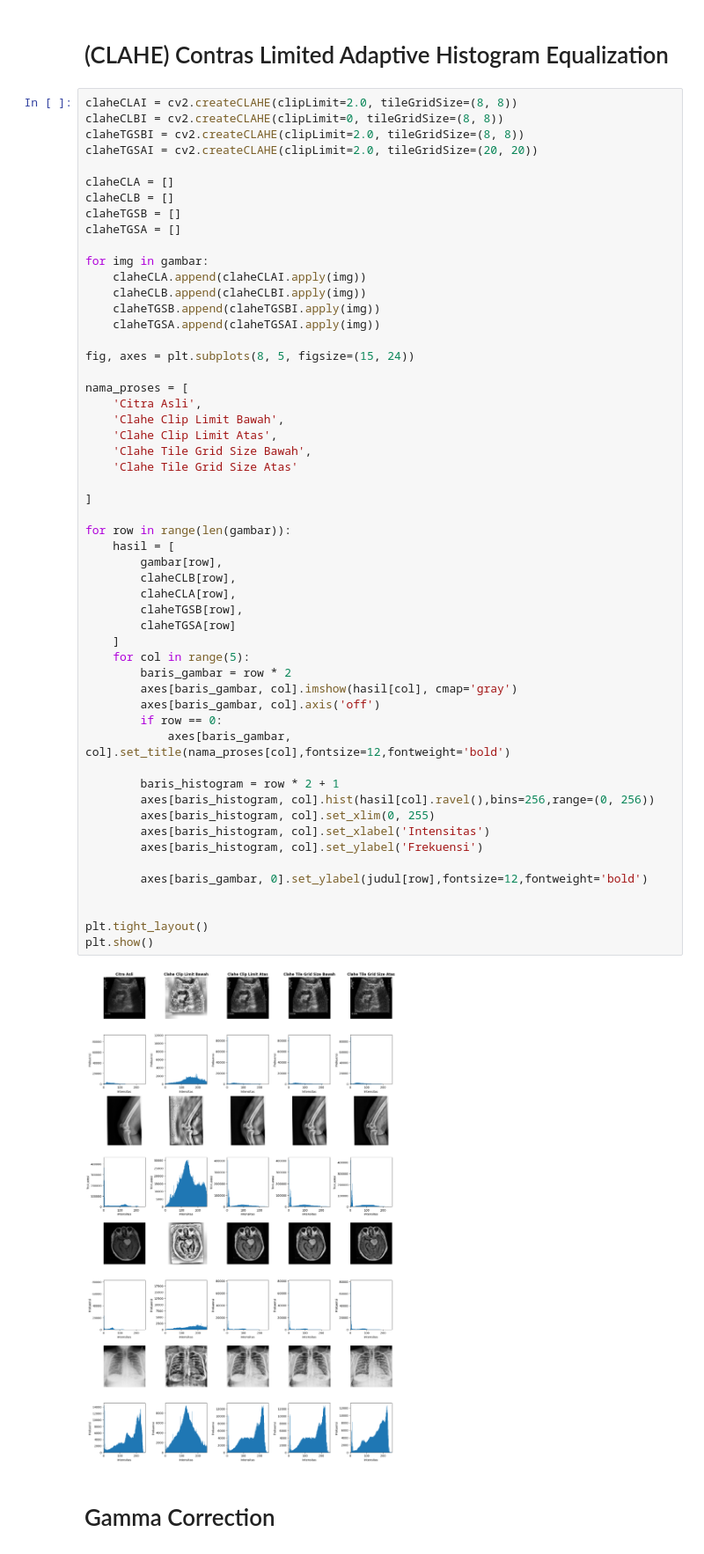
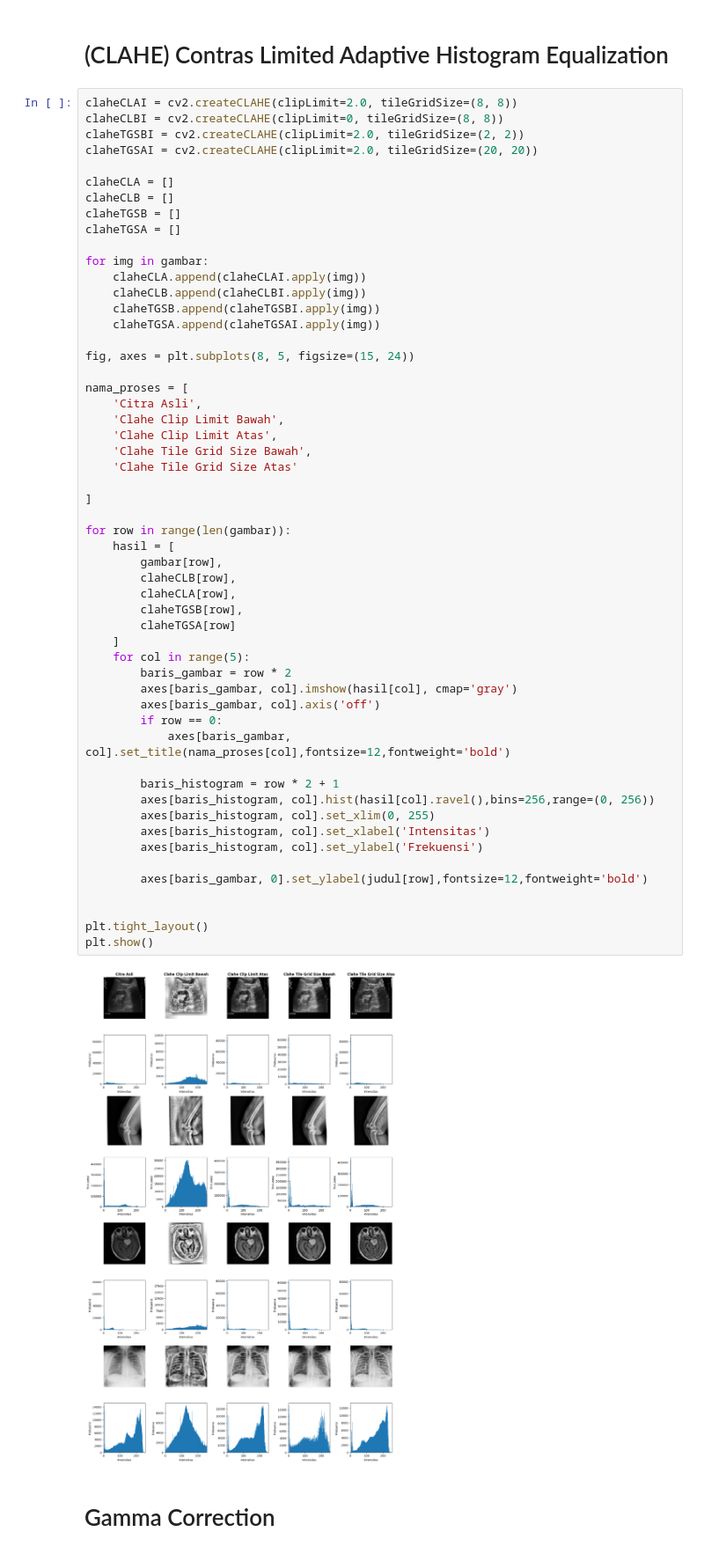
Before and after one commit to EaganKyoji/AI-project, a Jupyter notebook: peningkatan-kualitas-citra-medis.ipynb, the cells around one changed output. Shown at 88% size. Saved outputs shown, nothing was run; the diff lists cells and outputs as text.

```diff
--- a/peningkatan-kualitas-citra-medis.ipynb
+++ b/peningkatan-kualitas-citra-medis.ipynb
@@ -75,7 +75,7 @@ plt.show()
 # %%
 claheCLAI = cv2.createCLAHE(clipLimit=2.0, tileGridSize=(8, 8))
 claheCLBI = cv2.createCLAHE(clipLimit=0, tileGridSize=(8, 8))
-claheTGSBI = cv2.createCLAHE(clipLimit=2.0, tileGridSize=(8, 8))
+claheTGSBI = cv2.createCLAHE(clipLimit=2.0, tileGridSize=(2, 2))
 claheTGSAI = cv2.createCLAHE(clipLimit=2.0, tileGridSize=(20, 20))
 
 claheCLA = []
@@ -100,34 +100,34 @@ nama_proses = [
 
 ]
 
 for row in range(len(gambar)):
     hasil = [
         gambar[row],
         claheCLB[row],
         claheCLA[row],
         claheTGSB[row],
         claheTGSA[row]
     ]
     for col in range(5):
         baris_gambar = row * 2
         axes[baris_gambar, col].imshow(hasil[col], cmap='gray')
         axes[baris_gambar, col].axis('off')
         if row == 0:
             axes[baris_gambar, col].set_title(nama_proses[col],fontsize=12,fontweight='bold')
 
         baris_histogram = row * 2 + 1
         axes[baris_histogram, col].hist(hasil[col].ravel(),bins=256,range=(0, 256))
         axes[baris_histogram, col].set_xlim(0, 255)
         axes[baris_histogram, col].set_xlabel('Intensitas')
         axes[baris_histogram, col].set_ylabel('Frekuensi')
 
         axes[baris_gambar, 0].set_ylabel(judul[row],fontsize=12,fontweight='bold')
 
 
 plt.tight_layout()
 plt.show()
 # %% [output]
-[figure, old version]
+[figure, new version]
 # %% [markdown]
 # Gamma Correction
 # %% [markdown]
```
Also changed, not shown: parts of 3 cells of this notebook.
